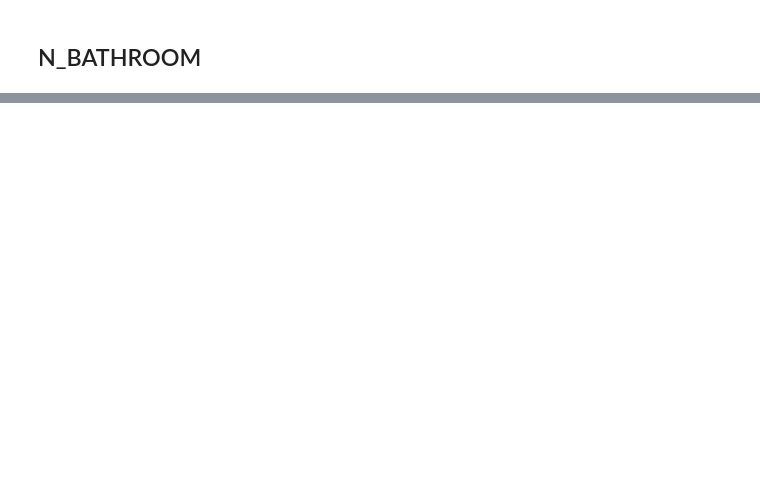
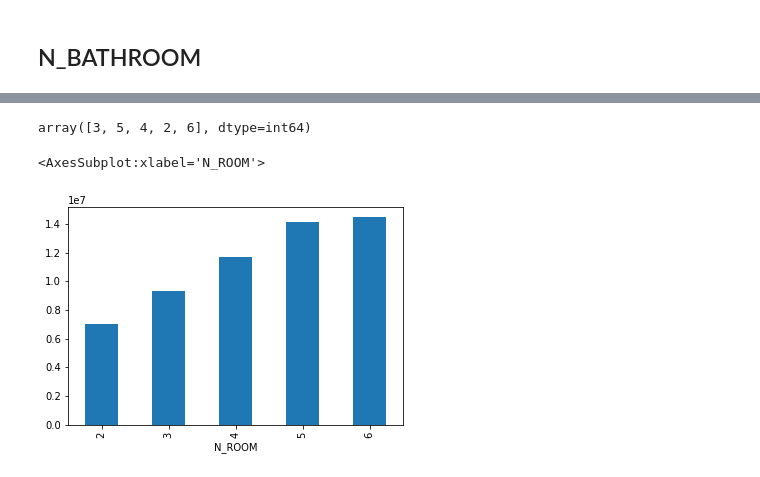
Before and after one commit to Harish-aditya/House-price-prediction, a Jupyter notebook: House price prediction.ipynb, the cells around one changed output, grey strips where cells are left out. Saved outputs shown, nothing was run; the diff lists cells and outputs as text; code cells hidden in the pictures; blank space fills up the shorter version.

```diff
--- a/House price prediction.ipynb
+++ b/House price prediction.ipynb
@@ -386,0 +456,9 @@ Ther are not outliers in the given dataset
+# %%
+df['N_ROOM'].unique()
+# %% [output]
+array([3, 5, 4, 2, 6], dtype=int64)
+# %%
+df.groupby('N_ROOM')['SALES_PRICE'].mean().sort_values(ascending=True).plot.bar()
+# %% [output]
+<AxesSubplot:xlabel='N_ROOM'>
+[figure, added]
```
Also changed, not shown: parts of 14 cells of this notebook.
